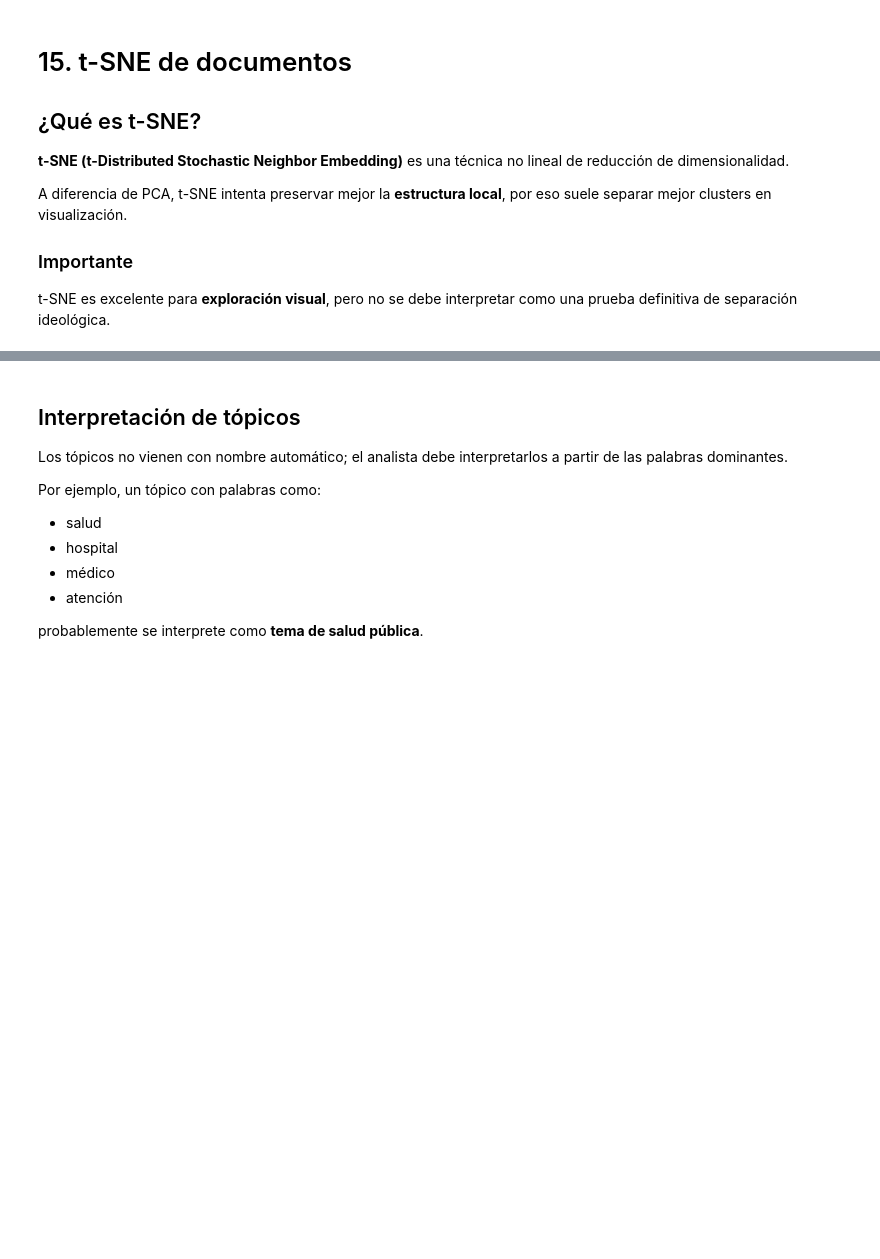
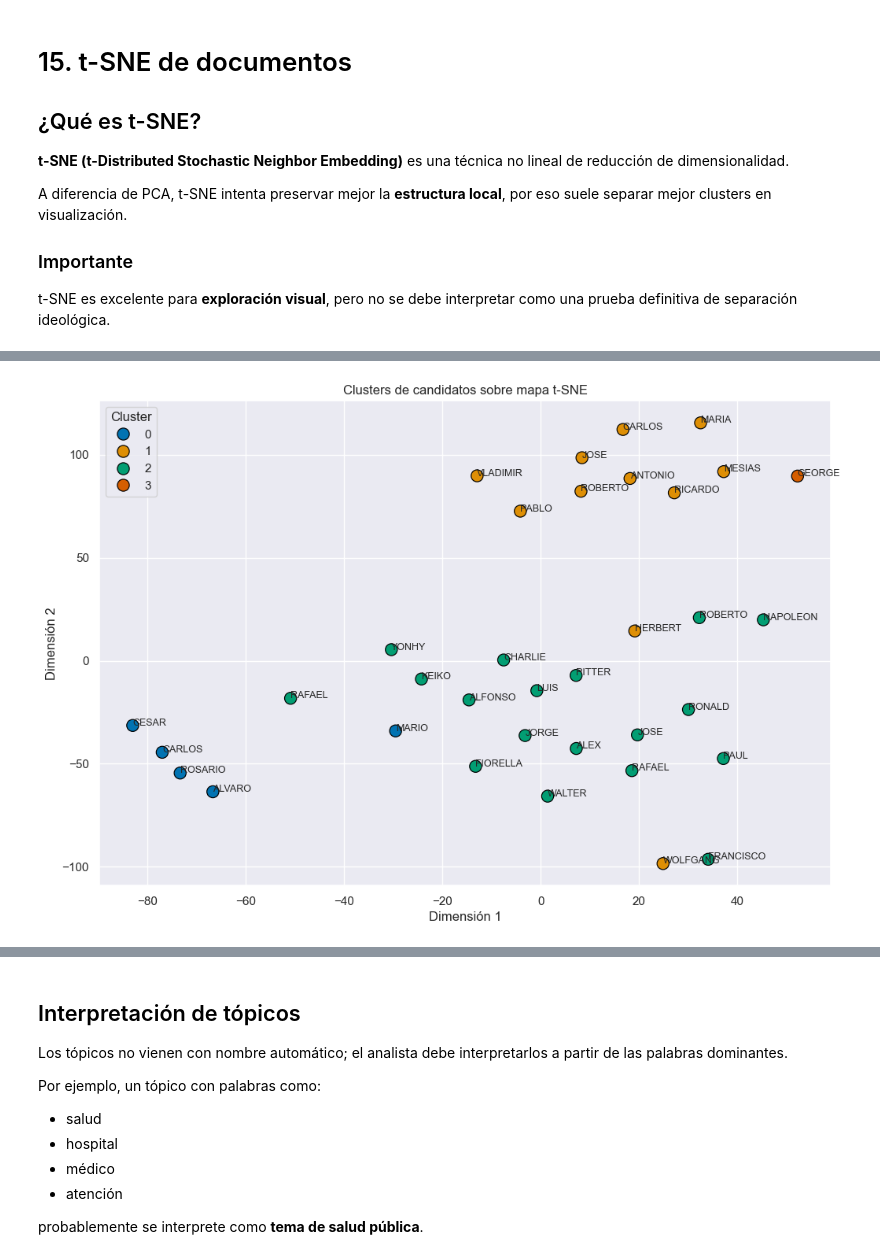
Before and after one commit to josefrodrim/ML-course, a Jupyter notebook: Clase_13_NLP_2.ipynb, the cells around one changed output, grey strips where cells are left out. Cells and saved outputs as stored; diff of their text form; code cells hidden in the pictures; blank space fills up the shorter version.

```diff
--- a/Clase_13_NLP_2.ipynb
+++ b/Clase_13_NLP_2.ipynb
@@ -282,7 +401,13 @@ donde:
 # %%
+from nltk.corpus import stopwords
+from sklearn.feature_extraction.text import TfidfVectorizer
+
+# stopwords en español
+spanish_stopwords = stopwords.words("spanish")
+
 vectorizer = TfidfVectorizer(
     max_features=3000,
-    stop_words="english"  # cambiar si prefieres manejar stopwords en español manualmente
+    stop_words=spanish_stopwords
 )
 
 X_tfidf = vectorizer.fit_transform(df["texto_clean"])
@@ -336,6 +482,11 @@ def top_tfidf_terms_for_doc(doc_index, top_n=15):
         "score_tfidf": row[idx]
     })
 
-doc_index = 0
-print("Candidato:", df.loc[doc_index, "presidente"])
-top_tfidf_terms_for_doc(doc_index, top_n=15)
+for i in range(len(df)):
+
+    candidato = df.loc[i, "presidente"]
+
+    print("\n===============================")
+    print("Candidato:", candidato)
+
+    display(top_tfidf_terms_for_doc(i, top_n=5))
@@ -580,20 +943,32 @@ df[["presidente", "cluster"]].head()
 # %%
 plt.figure(figsize=(12, 8))
+
 sns.scatterplot(
     x=coords_tsne[:, 0],
     y=coords_tsne[:, 1],
     hue=df["cluster"],
-    palette="tab10",
-    s=80
+    palette="colorblind",
+    s=120,
+    edgecolor="black"
 )
 
 for i, name in enumerate(df["presidente"]):
-    plt.text(coords_tsne[i, 0], coords_tsne[i, 1], name.split()[0], fontsize=9)
+    plt.text(
+        coords_tsne[i, 0],
+        coords_tsne[i, 1],
+        name.split()[0],
+        fontsize=9
+    )
 
 plt.title("Clusters de candidatos sobre mapa t-SNE")
 plt.xlabel("Dimensión 1")
 plt.ylabel("Dimensión 2")
+
+plt.legend(title="Cluster")
+
 plt.show()
+# %% [output]
+[figure, added]
 # %% [markdown]
 # 17. Topic Modeling con LDA
 
```
Also changed, not shown: parts of 44 cells of this notebook, 1 other file.
